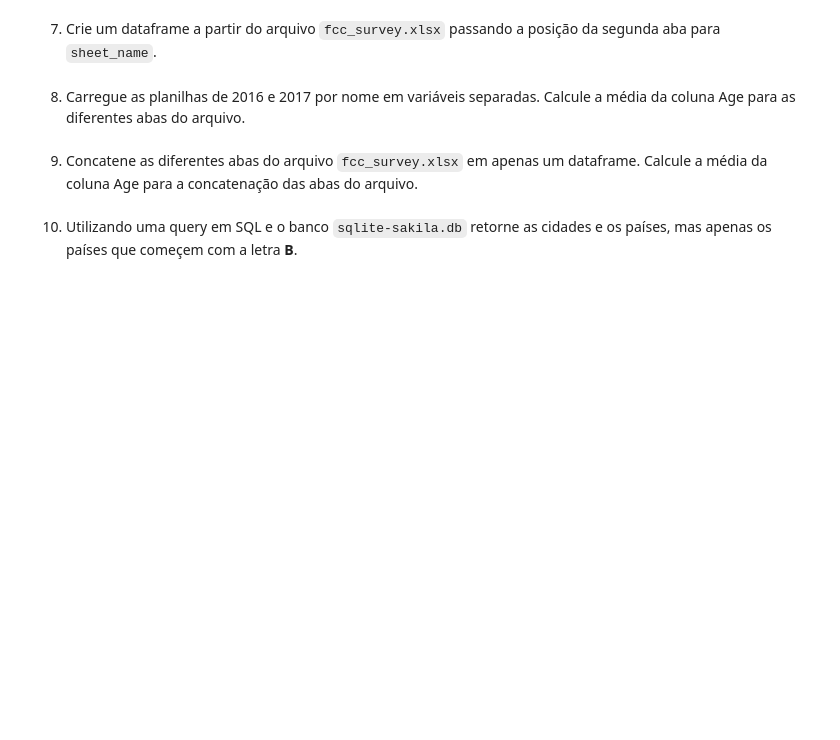
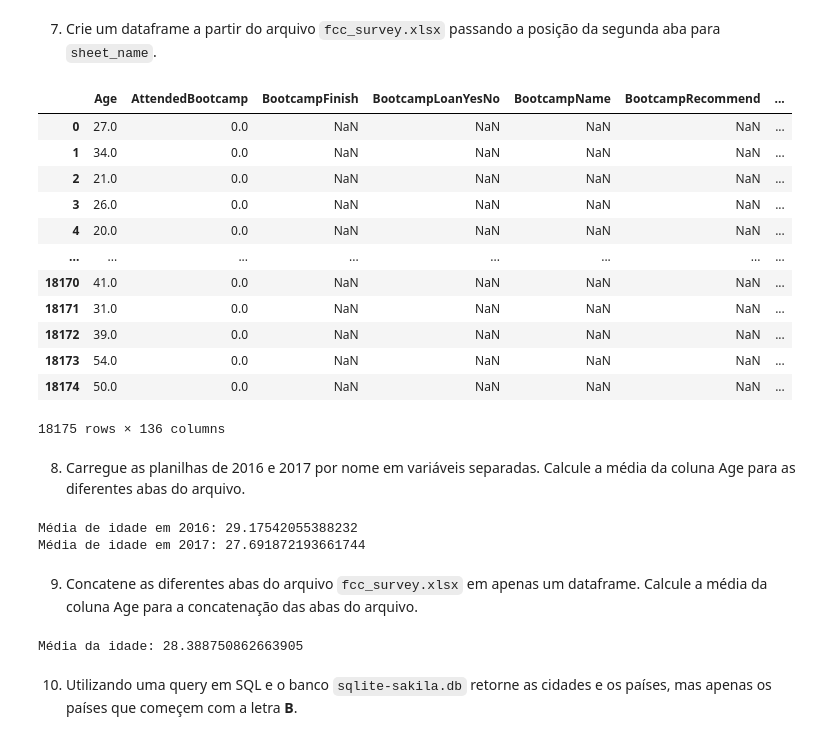
Before and after one commit to schnand/bootcamp_analytics_engeneering, a Jupyter notebook: Atividade 01.ipynb, the cells around one changed output. Drawn from its saved outputs; the diff is of its cells as text; code cells hidden in the pictures; blank space fills up the shorter version.

```diff
--- a/Atividade 01.ipynb
+++ b/Atividade 01.ipynb
@@ -25,8 +165,46 @@ Visualize os nomes das colunas selecionadas no dataframe resultante.
 # %% [markdown]
 7. Crie um dataframe a partir do arquivo `fcc_survey.xlsx` passando a posição da segunda aba para ``sheet_name``.
+# %%
+df = pd.read_excel("atividade1/fcc_survey.xlsx", sheet_name=1)
+
+df
+# %% [output]
+|  | Age | AttendedBootcamp | BootcampFinish | BootcampLoanYesNo | BootcampName | BootcampRecommend | ... |
+| 0 | 27.0 | 0.0 | NaN | NaN | NaN | NaN | ... |
+| 1 | 34.0 | 0.0 | NaN | NaN | NaN | NaN | ... |
+| 2 | 21.0 | 0.0 | NaN | NaN | NaN | NaN | ... |
+| 3 | 26.0 | 0.0 | NaN | NaN | NaN | NaN | ... |
+| 4 | 20.0 | 0.0 | NaN | NaN | NaN | NaN | ... |
+| ... | ... | ... | ... | ... | ... | ... | ... |
+| 18170 | 41.0 | 0.0 | NaN | NaN | NaN | NaN | ... |
+| 18171 | 31.0 | 0.0 | NaN | NaN | NaN | NaN | ... |
+| 18172 | 39.0 | 0.0 | NaN | NaN | NaN | NaN | ... |
+| 18173 | 54.0 | 0.0 | NaN | NaN | NaN | NaN | ... |
+| 18174 | 50.0 | 0.0 | NaN | NaN | NaN | NaN | ... |
+18175 rows × 136 columns
 # %% [markdown]
 8. Carregue as planilhas de 2016 e 2017 por nome em variáveis separadas. Calcule a média da coluna Age para as diferentes abas do arquivo.
+# %%
+
+df_2016 = pd.read_excel("atividade1/fcc_survey.xlsx", sheet_name='2016')
+df_2017 = pd.read_excel("atividade1/fcc_survey.xlsx", sheet_name='2017')
+
+
+media_2016 = df_2016["Age"].mean()
+media_2017 = df_2017["Age"].mean()
+
+print("Média de idade em 2016:", media_2016)
+print("Média de idade em 2017:", media_2017)
+# %% [output]
+Média de idade em 2016: 29.17542055388232
+Média de idade em 2017: 27.691872193661744
 # %% [markdown]
 9. Concatene as diferentes abas do arquivo `fcc_survey.xlsx` em apenas um dataframe. Calcule a média da coluna Age para a concatenação das abas do arquivo.
+# %%
+df_concat = pd.concat([df_2016, df_2017])
+media_idade = df_concat['Age'].mean()
+print("Média da idade:", media_idade)
+# %% [output]
+Média da idade: 28.388750862663905
 # %% [markdown]
 10.  Utilizando uma query em SQL e o banco `sqlite-sakila.db` retorne as cidades e os países, mas apenas os países que começem com a letra **B**.
```
Also changed, not shown: parts of 20 cells of this notebook, 2 other files.
